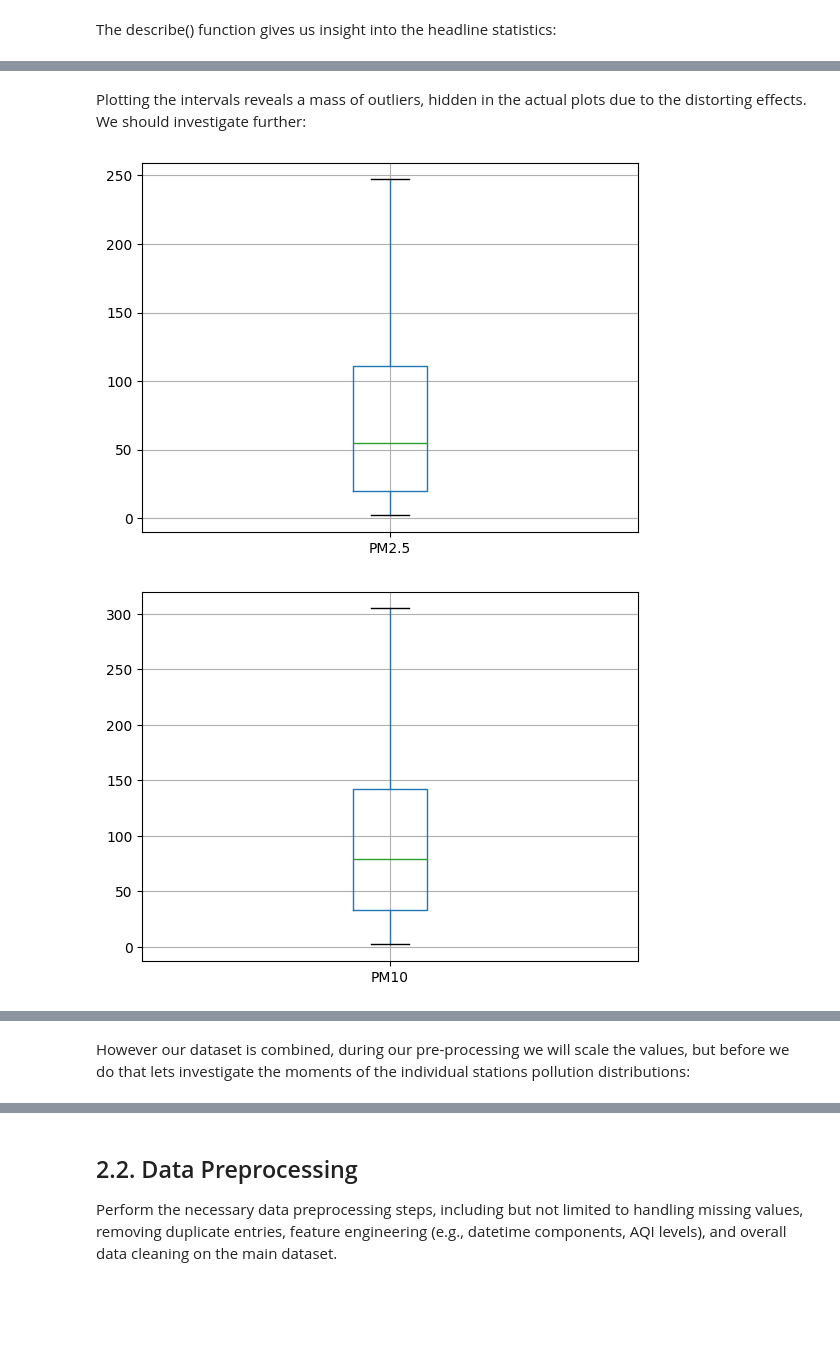
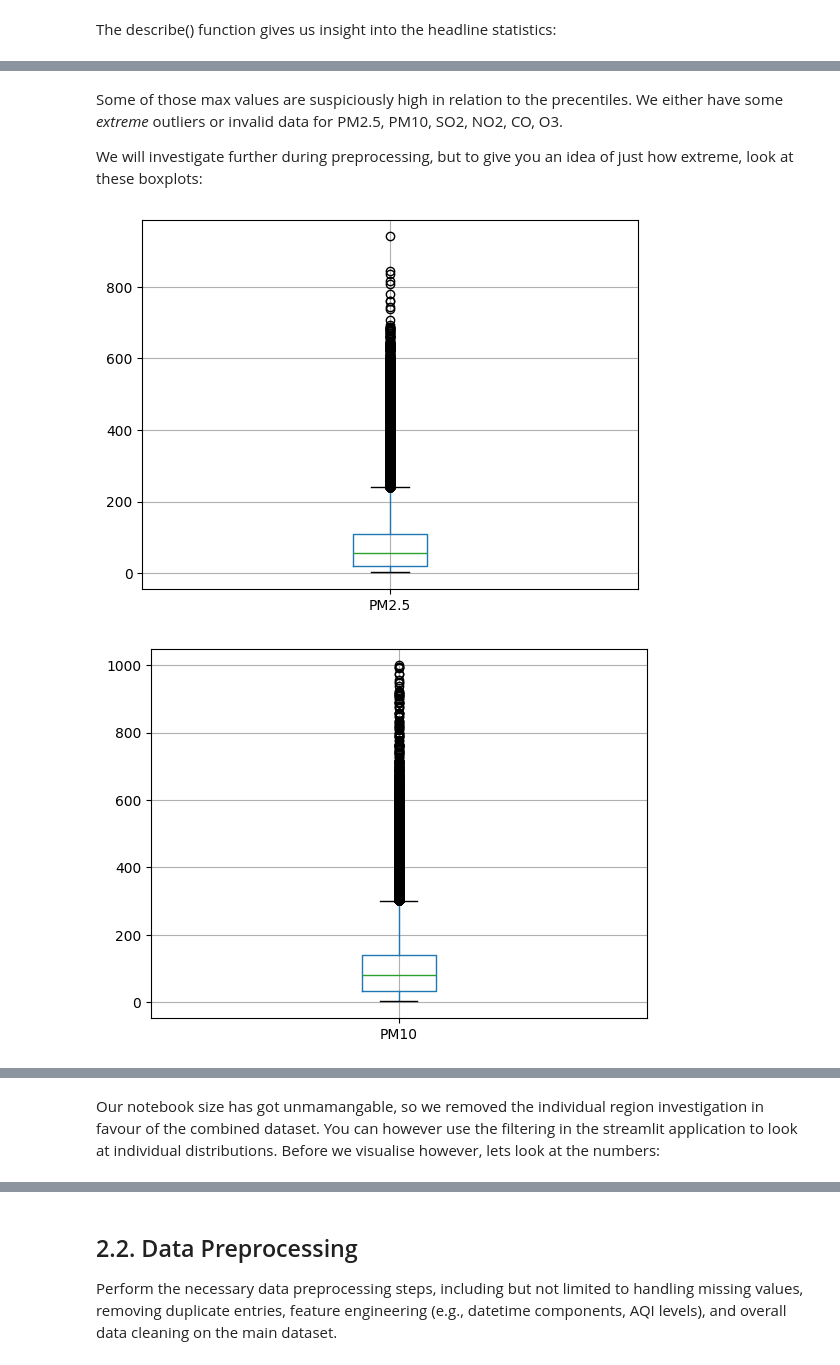
Before and after one commit to almar5855/CMP7005_PRAC1, a Jupyter notebook: st20339453 CMP7005 PRAC1.ipynb, the cells around one changed output, grey strips where cells are left out. Cells and saved outputs as stored; diff of their text form; code cells hidden in the pictures; blank space fills up the shorter version.

```diff
--- a/st20339453 CMP7005 PRAC1.ipynb
+++ b/st20339453 CMP7005 PRAC1.ipynb
@@ -231,9 +226,11 @@ station_data.describe()
 # %% [markdown]
-Plotting the intervals reveals a mass of outliers, hidden in the actual plots due to the distorting effects. We should investigate further:
+Some of those max values are suspiciously high in relation to the precentiles. We either have some _extreme_ outliers or invalid data for PM2.5, PM10, SO2, NO2, CO, O3.
+
+We will investigate further during preprocessing, but to give you an idea of just how extreme, look at these boxplots:
 # %%
 for stat in pollution_components:
-    station_data[[stat]].boxplot(showfliers=False)
+    station_data[[stat]].boxplot(showfliers=True)
     plt.show()
 # %% [output]
-[figure, old version]
+[figure, new version]
-[figure, old version]
+[figure, new version]
@@ -244,3 +241,3 @@ for stat in pollution_components:
 # %% [markdown]
-However our dataset is combined, during our pre-processing we will scale the values, but before we do that lets investigate the moments of the individual stations pollution distributions:
+Our notebook size has got unmamangable, so we removed the individual region investigation in favour of the combined dataset. You can however use the filtering in the streamlit application to look at individual distributions. Before we visualise however, lets look at the numbers:
 # %%
```
Also changed, not shown: parts of 20 cells of this notebook.
